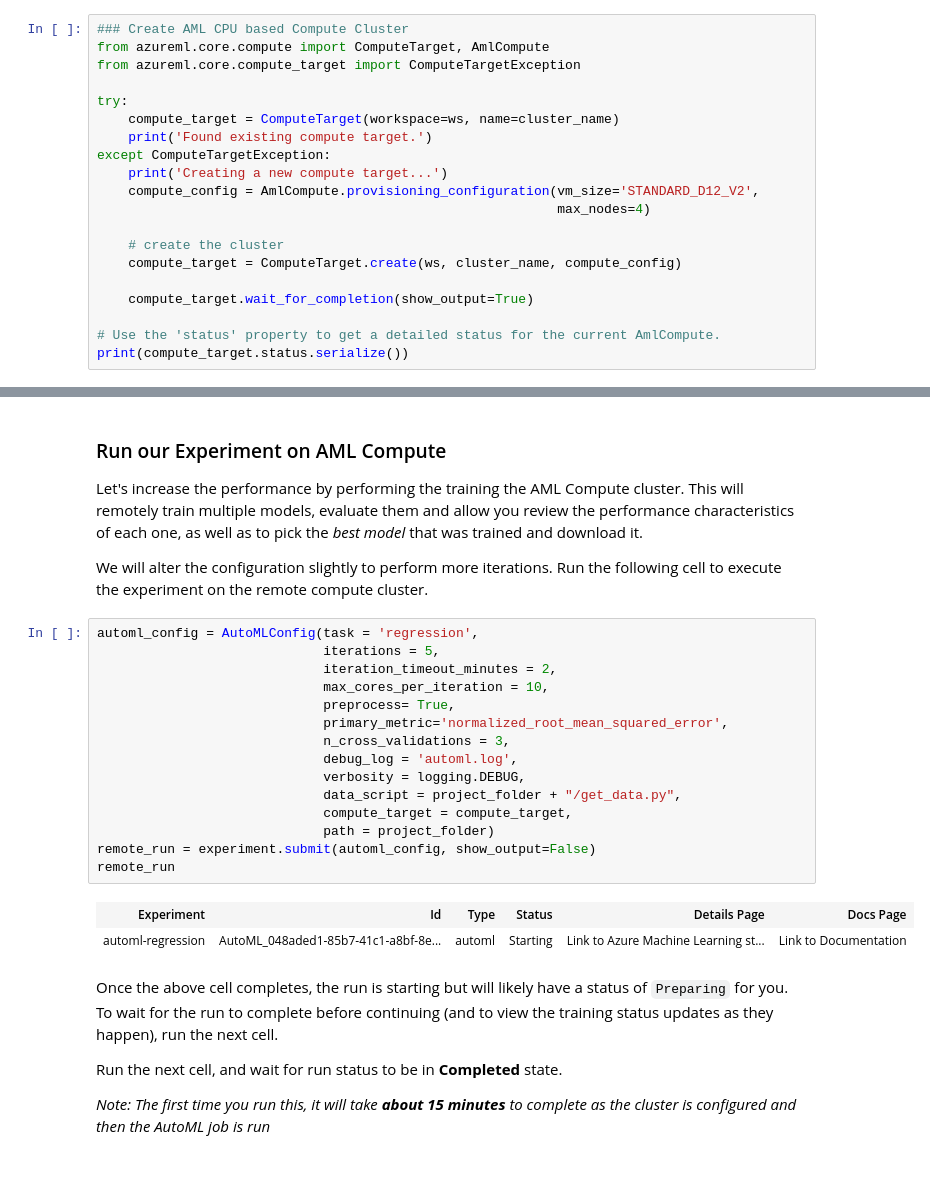
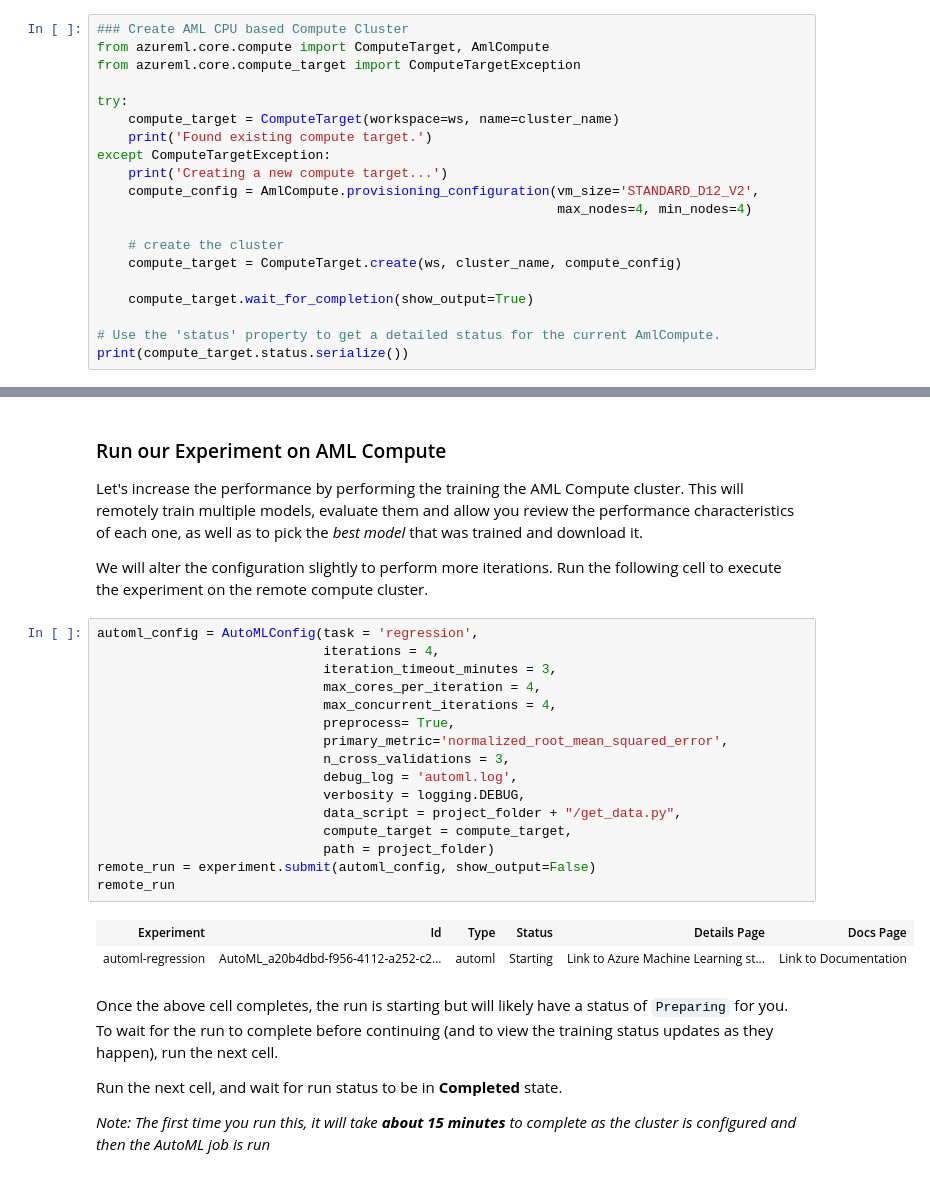
Before and after one commit to solliancenet/machine-learning-quickstarts, a Jupyter notebook: quickstart-2.0/notebooks/automl-with-AML.ipynb, the cells around one changed output, grey strips where cells are left out. Drawn from its saved outputs; the diff is of its cells as text.

```diff
--- a/quickstart-2.0/notebooks/automl-with-AML.ipynb
+++ b/quickstart-2.0/notebooks/automl-with-AML.ipynb
@@ -184,7 +183,7 @@ try:
 except ComputeTargetException:
     print('Creating a new compute target...')
     compute_config = AmlCompute.provisioning_configuration(vm_size='STANDARD_D12_V2',
-                                                           max_nodes=4)
+                                                           max_nodes=4, min_nodes=4)
 
     # create the cluster
     compute_target = ComputeTarget.create(ws, cluster_name, compute_config)
@@ -268,22 +263,23 @@ Let's increase the performance by performing the training the AML Compute cluste
 We will alter the configuration slightly to perform more iterations. Run the following cell to execute the experiment on the remote compute cluster.
 # %%
 automl_config = AutoMLConfig(task = 'regression',
-                             iterations = 5,
-                             iteration_timeout_minutes = 2,
-                             max_cores_per_iteration = 10,
+                             iterations = 4,
+                             iteration_timeout_minutes = 3,
+                             max_cores_per_iteration = 4,
+                             max_concurrent_iterations = 4,
                              preprocess= True,
                              primary_metric='normalized_root_mean_squared_error',
                              n_cross_validations = 3,
                              debug_log = 'automl.log',
                              verbosity = logging.DEBUG,
                              data_script = project_folder + "/get_data.py",
                              compute_target = compute_target,
                              path = project_folder)
 remote_run = experiment.submit(automl_config, show_output=False)
 remote_run
 # %% [output]
 | Experiment | Id | Type | Status | Details Page | Docs Page |
-| automl-regression | AutoML_048aded1-85b7-41c1-a8bf-8e... | automl | Starting | Link to Azure Machine Learning st... | Link to Documentation |
+| automl-regression | AutoML_a20b4dbd-f956-4112-a252-c2... | automl | Starting | Link to Azure Machine Learning st... | Link to Documentation |
 # %% [markdown]
 Once the above cell completes, the run is starting but will likely have a status of `Preparing` for you. To wait for the run to complete before continuing (and to view the training status updates as they happen), run the next cell.
 
```
Also changed, not shown: parts of 10 cells of this notebook.
